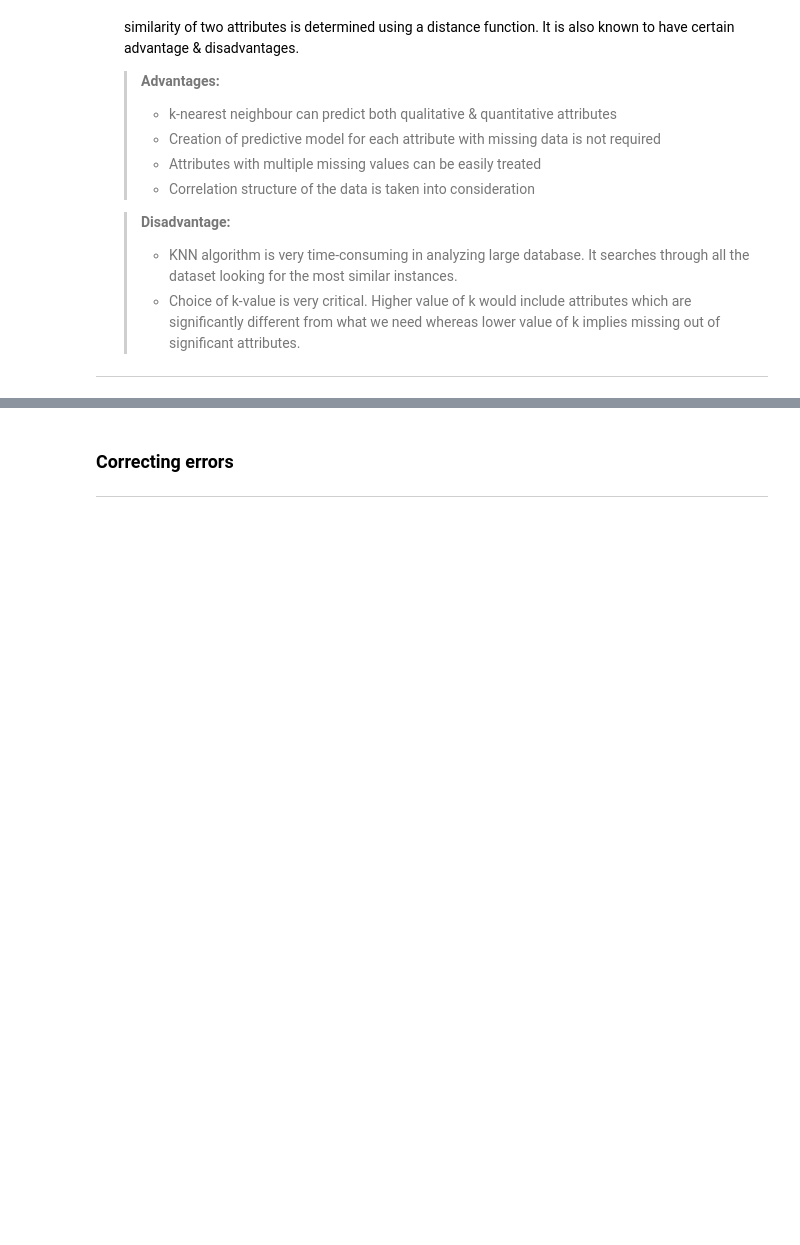
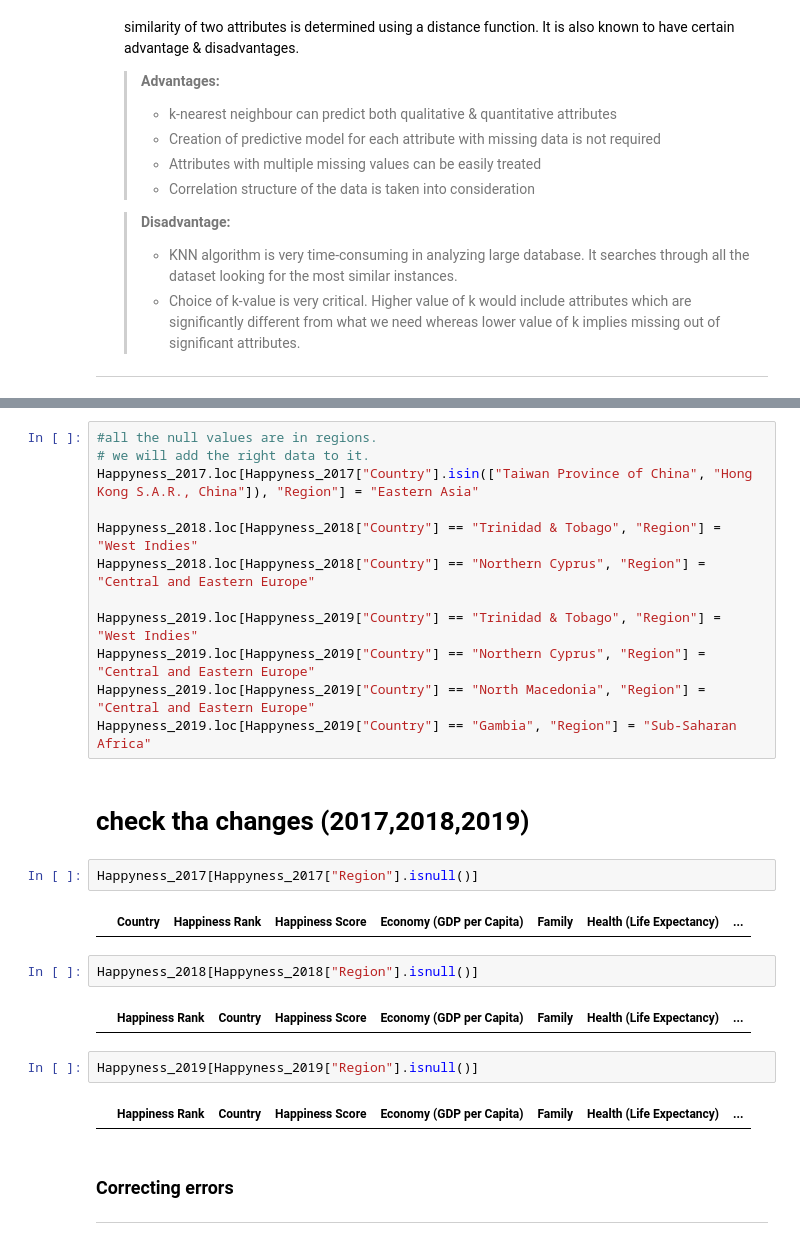
Before and after one commit to Tuwaiq-DS-ML-bootcamp-V-9/Usecase-2, a Jupyter notebook: EDA explain template_MeshalAlsanri.ipynb, the cells around one changed output, grey strips where cells are left out. Drawn from its saved outputs; the diff is of its cells as text; blank space fills up the shorter version.

```diff
--- a/EDA explain template_MeshalAlsanri.ipynb
+++ b/EDA explain template_MeshalAlsanri.ipynb
@@ -1007,3 +992,29 @@ Happyness_2018.columns , Happyness_2019.columns
+# %%
+#all the null values are in regions.
+# we will add the right data to it.
+Happyness_2017.loc[Happyness_2017["Country"].isin(["Taiwan Province of China", "Hong Kong S.A.R., China"]), "Region"] = "Eastern Asia"
+
+Happyness_2018.loc[Happyness_2018["Country"] == "Trinidad & Tobago", "Region"] = "West Indies"
+Happyness_2018.loc[Happyness_2018["Country"] == "Northern Cyprus", "Region"] = "Central and Eastern Europe"
+
+Happyness_2019.loc[Happyness_2019["Country"] == "Trinidad & Tobago", "Region"] = "West Indies"
+Happyness_2019.loc[Happyness_2019["Country"] == "Northern Cyprus", "Region"] = "Central and Eastern Europe"
+Happyness_2019.loc[Happyness_2019["Country"] == "North Macedonia", "Region"] = "Central and Eastern Europe"
+Happyness_2019.loc[Happyness_2019["Country"] == "Gambia", "Region"] = "Sub-Saharan Africa"
+# %% [markdown]
+# check tha changes (2017,2018,2019)
+# %%
+Happyness_2017[Happyness_2017["Region"].isnull()]
+# %% [output]
+|  | Country | Happiness Rank | Happiness Score | Economy (GDP per Capita) | Family | Health (Life Expectancy) | ... |
+# %%
+Happyness_2018[Happyness_2018["Region"].isnull()]
+# %% [output]
+|  | Happiness Rank | Country | Happiness Score | Economy (GDP per Capita) | Family | Health (Life Expectancy) | ... |
+# %%
+Happyness_2019[Happyness_2019["Region"].isnull()]
+# %% [output]
+|  | Happiness Rank | Country | Happiness Score | Economy (GDP per Capita) | Family | Health (Life Expectancy) | ... |
 # %% [markdown]
 ### Correcting errors
 
```
Also changed, not shown: parts of 48 cells of this notebook.
